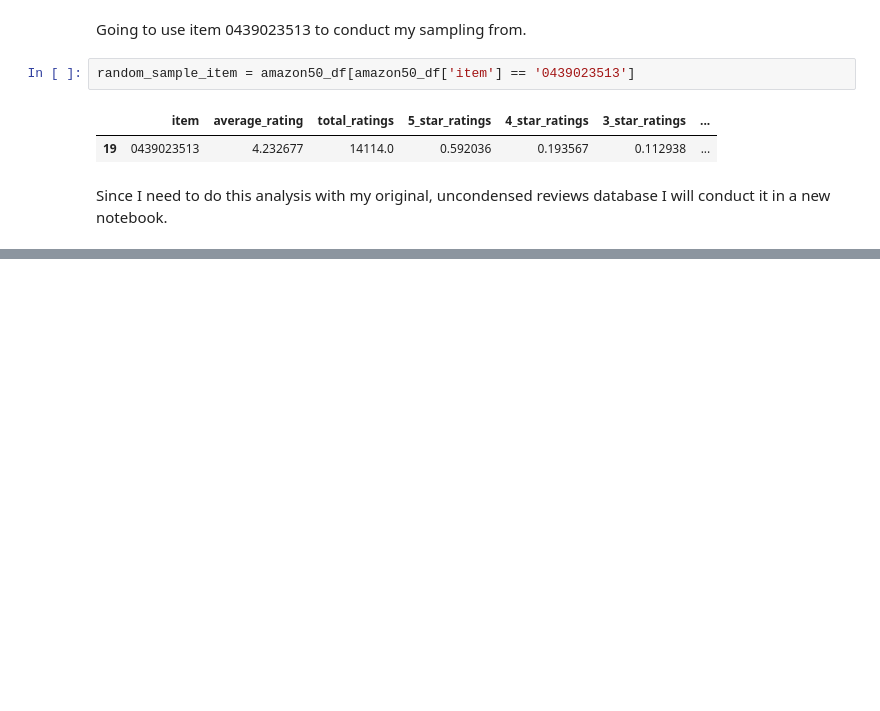
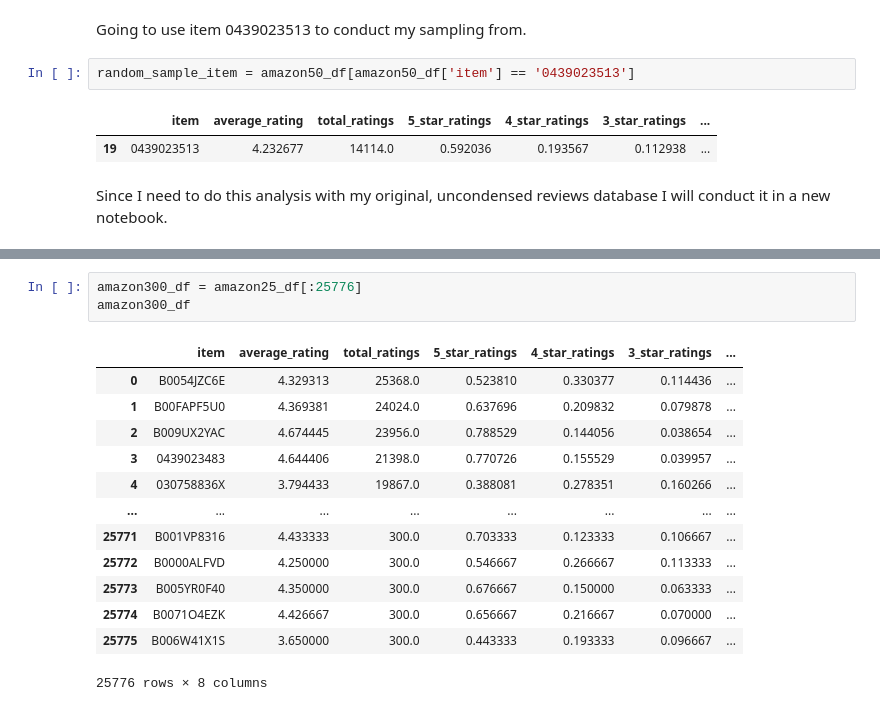
Before and after one commit to RyanBur/Python_Project, a Jupyter notebook: amazon_data_analysis.ipynb, the cells around one changed output, grey strips where cells are left out. Cells and saved outputs as stored; diff of their text form; blank space fills up the shorter version.

```diff
--- a/amazon_data_analysis.ipynb
+++ b/amazon_data_analysis.ipynb
@@ -170,0 +173,17 @@ Since I need to do this analysis with my original, uncondensed reviews database
+# %%
+amazon300_df = amazon25_df[:25776]
+amazon300_df
+# %% [output]
+|  | item | average_rating | total_ratings | 5_star_ratings | 4_star_ratings | 3_star_ratings | ... |
+| 0 | B0054JZC6E | 4.329313 | 25368.0 | 0.523810 | 0.330377 | 0.114436 | ... |
+| 1 | B00FAPF5U0 | 4.369381 | 24024.0 | 0.637696 | 0.209832 | 0.079878 | ... |
+| 2 | B009UX2YAC | 4.674445 | 23956.0 | 0.788529 | 0.144056 | 0.038654 | ... |
+| 3 | 0439023483 | 4.644406 | 21398.0 | 0.770726 | 0.155529 | 0.039957 | ... |
+| 4 | 030758836X | 3.794433 | 19867.0 | 0.388081 | 0.278351 | 0.160266 | ... |
+| ... | ... | ... | ... | ... | ... | ... | ... |
+| 25771 | B001VP8316 | 4.433333 | 300.0 | 0.703333 | 0.123333 | 0.106667 | ... |
+| 25772 | B0000ALFVD | 4.250000 | 300.0 | 0.546667 | 0.266667 | 0.113333 | ... |
+| 25773 | B005YR0F40 | 4.350000 | 300.0 | 0.676667 | 0.150000 | 0.063333 | ... |
+| 25774 | B0071O4EZK | 4.426667 | 300.0 | 0.656667 | 0.216667 | 0.070000 | ... |
+| 25775 | B006W41X1S | 3.650000 | 300.0 | 0.443333 | 0.193333 | 0.096667 | ... |
+25776 rows × 8 columns
```
Also changed, not shown: parts of 13 cells of this notebook, 4 other files.
